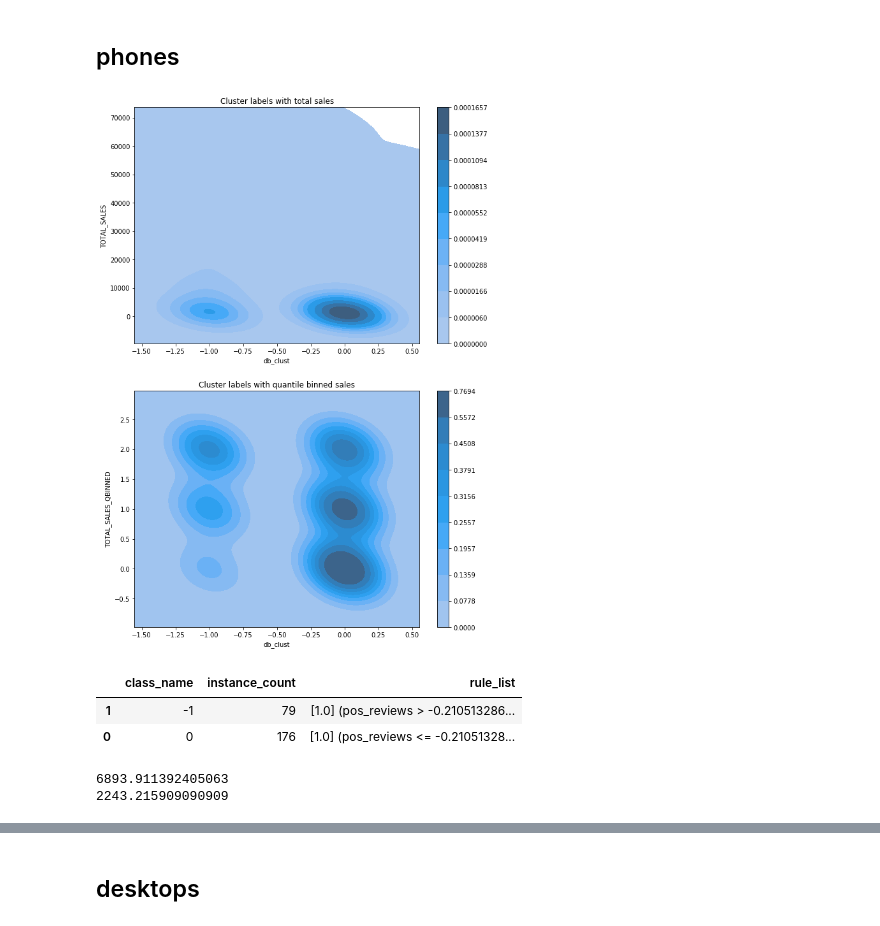
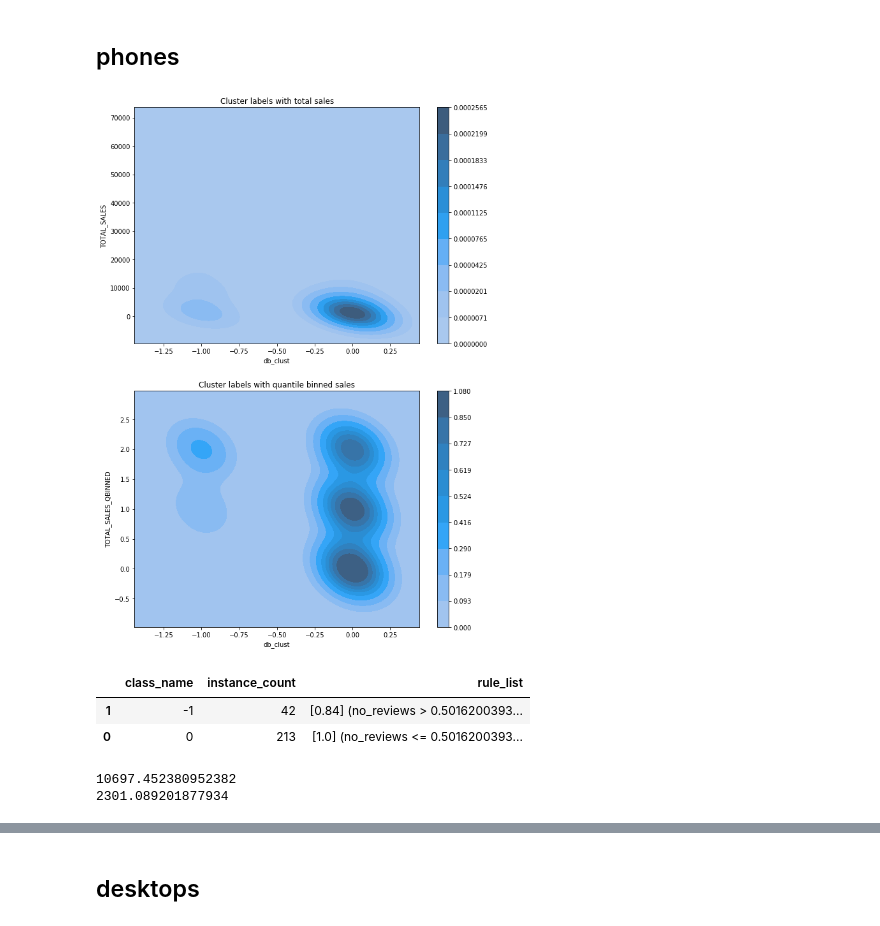
Before and after one commit to risdallseis/expenditure_prox, a Jupyter notebook: notebooks/modelling/DBscan_3f_all_cats_good_results.ipynb, the cells around one changed output, grey strips where cells are left out. Saved outputs shown, nothing was run; the diff lists cells and outputs as text; code cells hidden in the pictures.

```diff
--- a/notebooks/modelling/DBscan_3f_all_cats_good_results.ipynb
+++ b/notebooks/modelling/DBscan_3f_all_cats_good_results.ipynb
@@ -215,21 +241,21 @@ print(laptops.loc[laptops.db_clust==-0]['TOTAL_SALES'].mean())
 ## phones
 # %%
 pX['Rvol/%rec'] = pX['Rvol/%rec'].replace(np.nan, pX['Rvol/%rec'].median())
-dbscan_model = DBSCAN(eps=0.25, min_samples=(len(pX))/4)
+dbscan_model = DBSCAN(eps=1, min_samples=(len(pX))/4)
 db_clust = dbscan_model.fit_predict(pX[['no_reviews','Rvol/%rec','pos_reviews']])
 phones['db_clust'] = pd.Series(db_clust, index=phones.index)
 evaluate_clusters(phones['db_clust'] ,phones['TOTAL_SALES'],  phones['TOTAL_SALES_QBINNED'])
 # %% [output]
-[figure, old version]
+[figure, new version]
 # %%
 cluster_intelligence.cluster_report(pX[['no_reviews','Rvol/%rec','pos_reviews']],db_clust)
 # %% [output]
 |  | class_name | instance_count | rule_list |
-| 1 | -1 | 79 | [1.0] (pos_reviews > -0.210513286... |
-| 0 | 0 | 176 | [1.0] (pos_reviews <= -0.21051328... |
+| 1 | -1 | 42 | [0.84] (no_reviews > 0.5016200393... |
+| 0 | 0 | 213 | [1.0] (no_reviews <= 0.5016200393... |
 # %%
 print(phones.loc[phones.db_clust==-1]['TOTAL_SALES'].mean())
 print(phones.loc[phones.db_clust==-0]['TOTAL_SALES'].mean())
 # %% [output]
-6893.911392405063
-2243.215909090909
+10697.452380952382
+2301.089201877934
```
Also changed, not shown: parts of 14 cells of this notebook, 1 other file.
